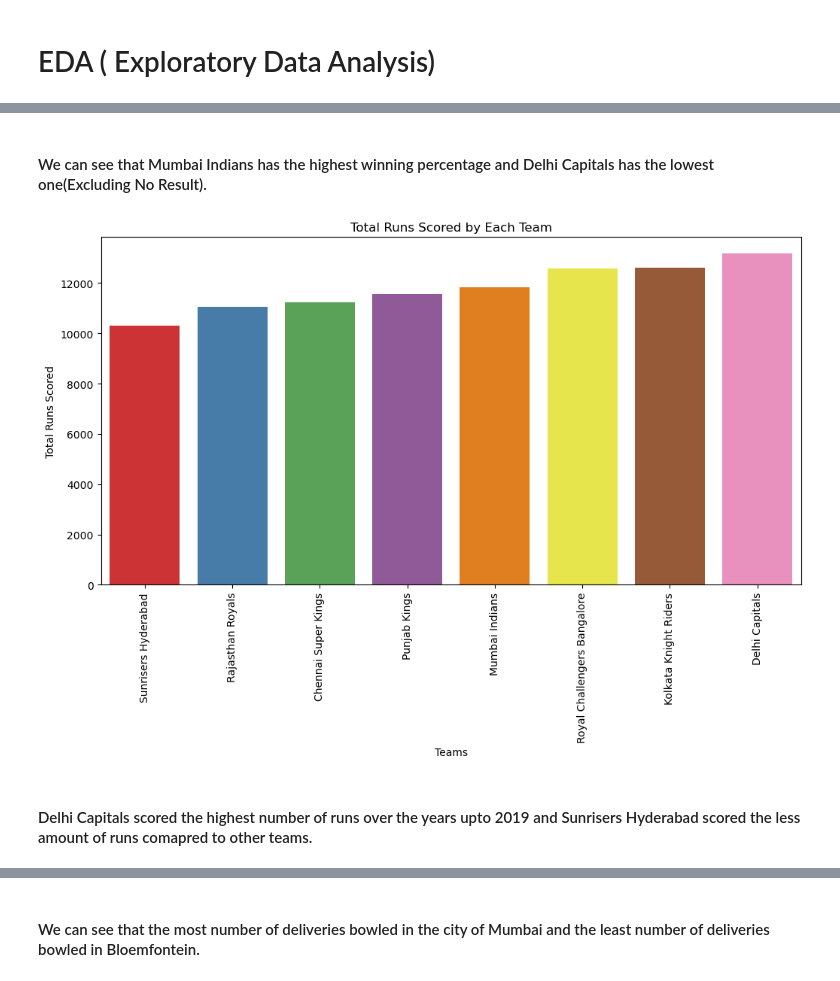
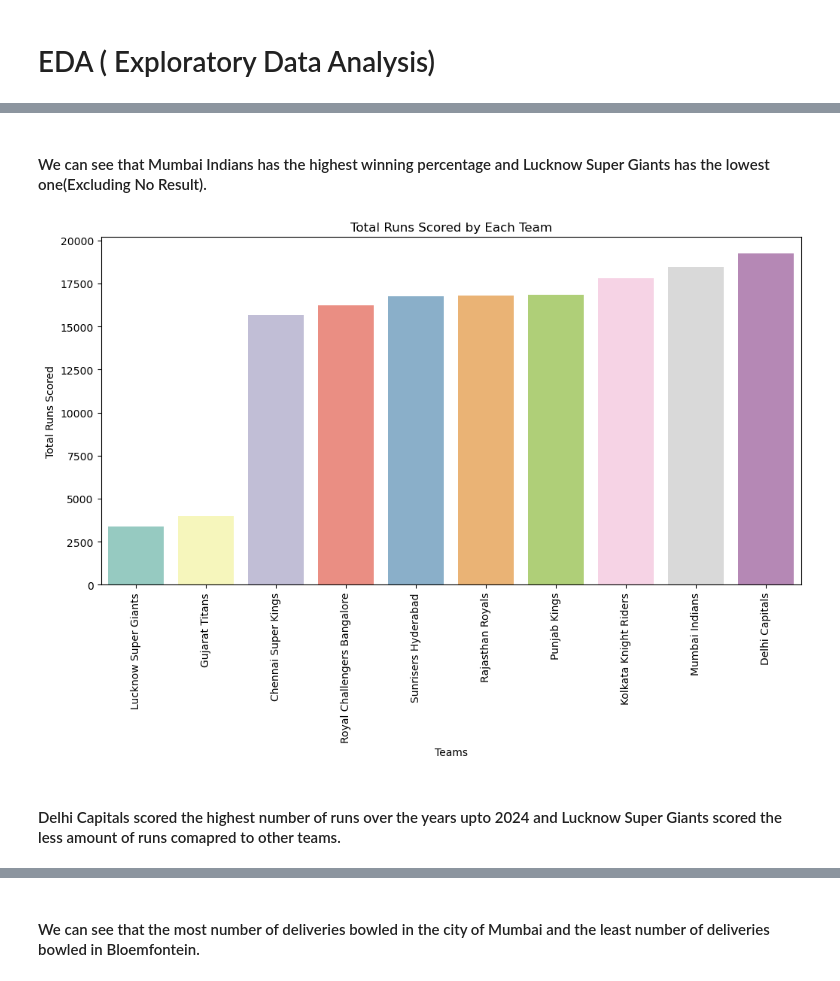
Before and after one commit to rishabhag18/Cricket_Win_Predictor, a Jupyter notebook: backup_code.ipynb, the cells around one changed output, grey strips where cells are left out. Saved outputs shown, nothing was run; the diff lists cells and outputs as text; code cells hidden in the pictures.

Commit message:
Updated the datasets upto 2024

```diff
--- a/backup_code.ipynb
+++ b/backup_code.ipynb
@@ -102,7 +103,9 @@ teams = [
     'Punjab Kings',
     'Chennai Super Kings',
     'Rajasthan Royals',
-    'Delhi Capitals'
+    'Delhi Capitals',
+    'Lucknow Super Giants',
+    'Gujarat Titans'
 ]
 # %%
 # Changing the name of the playing teams to their current names
@@ -132,5 +134,5 @@ Name: dl_applied, dtype: int64
 # %%
 # We are keeping only those matches that are not affected by DLS
-merge = merge[merge['dl_applied'] == 0]
+merge = merge[merge['method'] != 'D/L']
 merge
 # %% [output]
@@ -339,6 +345,6 @@ print(merge_df['over'].max())
 # %%
 # Calculating balls left after each ball
-merge_df['balls_left'] = 126 - (merge_df['over']*6 + merge_df['ball'])
+merge_df['balls_left'] = 120 - (merge_df['over']*6 + merge_df['ball'])
 # %%
 merge_df
 # %% [output]
@@ -418,4 +426,4 @@ rrr                     5
 dtype: int64
 # %%
 # Deleting the unnecessary columns
-merge_df  = merge_df.drop(columns = [ 'dismissal_kind', 'fielder'])
+merge_df  = merge_df.drop(columns = ['wickets_left'])
@@ -575,20 +594,20 @@ plt.show()
 # %% [markdown]
-#### We can see that Mumbai Indians has the highest winning percentage and Delhi Capitals has the lowest one(Excluding No Result).
+#### We can see that Mumbai Indians has the highest winning percentage and Lucknow Super Giants has the lowest one(Excluding No Result).
 # %%
 # Total runs scored by each team
 team_total_runs = merge_df.groupby('batting_team')['total_runs_y'].sum().sort_values()
 plt.figure(figsize=(12,6))
-sns.barplot(x = team_total_runs.index, y = team_total_runs.values, palette = 'Set1')
+sns.barplot(x = team_total_runs.index, y = team_total_runs.values, palette = 'Set3')
 plt.xticks(rotation=90)
 plt.xlabel("Teams")
 plt.ylabel("Total Runs Scored")
 plt.title("Total Runs Scored by Each Team")
 # plt.savefig("runs.jpg")
 plt.show()
 # %% [output]
-[figure, old version]
+[figure, new version]
 # %% [markdown]
-#### Delhi Capitals scored the highest number of runs over the years upto 2019 and Sunrisers Hyderabad scored the less amount of runs comapred to other teams.
+#### Delhi Capitals scored the highest number of runs over the years upto 2024 and Lucknow Super Giants scored the less amount of runs comapred to other teams.
 # %%
 # Matches played in different cities
 city_matches = merge_df['city'].value_counts()
```
Also changed, not shown: parts of 67 cells of this notebook, 9 other files.
